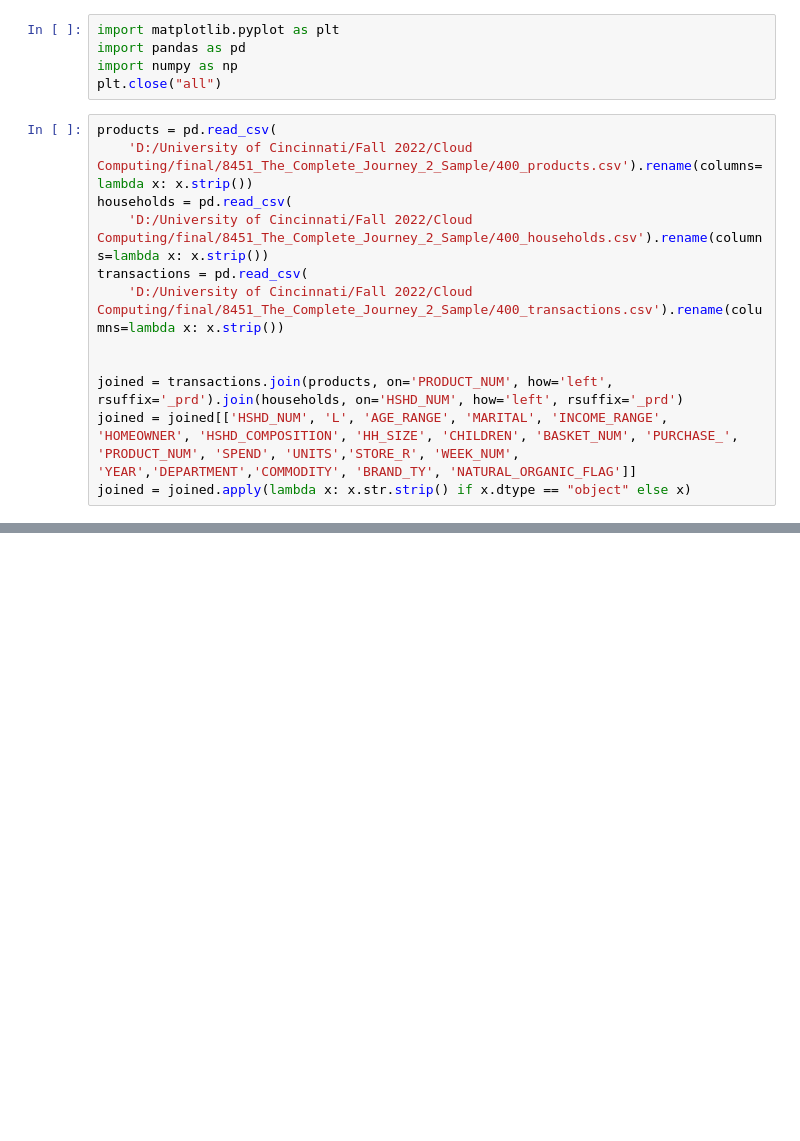
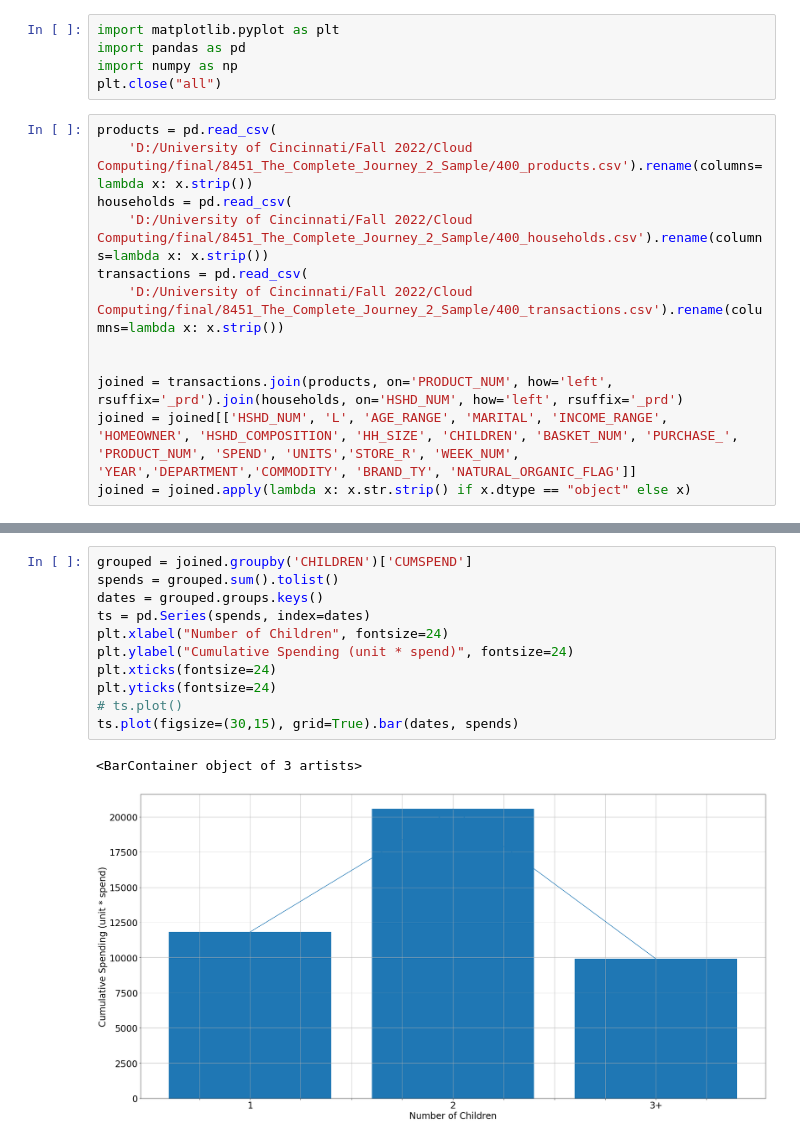
Before and after one commit to GaganNanu/retail-data-app, a Jupyter notebook: analysis.ipynb, the cells around one changed output, grey strips where cells are left out. Saved outputs shown, nothing was run; the diff lists cells and outputs as text; blank space fills up the shorter version.

```diff
--- a/analysis.ipynb
+++ b/analysis.ipynb
@@ -45,0 +123,14 @@ ts.plot().bar(dates, spends)
+# %%
+grouped = joined.groupby('CHILDREN')['CUMSPEND']
+spends = grouped.sum().tolist()
+dates = grouped.groups.keys()
+ts = pd.Series(spends, index=dates)
+plt.xlabel("Number of Children", fontsize=24)
+plt.ylabel("Cumulative Spending (unit * spend)", fontsize=24)
+plt.xticks(fontsize=24)
+plt.yticks(fontsize=24)
+# ts.plot()
+ts.plot(figsize=(30,15), grid=True).bar(dates, spends)
+# %% [output]
+<BarContainer object of 3 artists>
+[figure, added]
```
Also changed, not shown: parts of 9 cells of this notebook, 28 other files.
